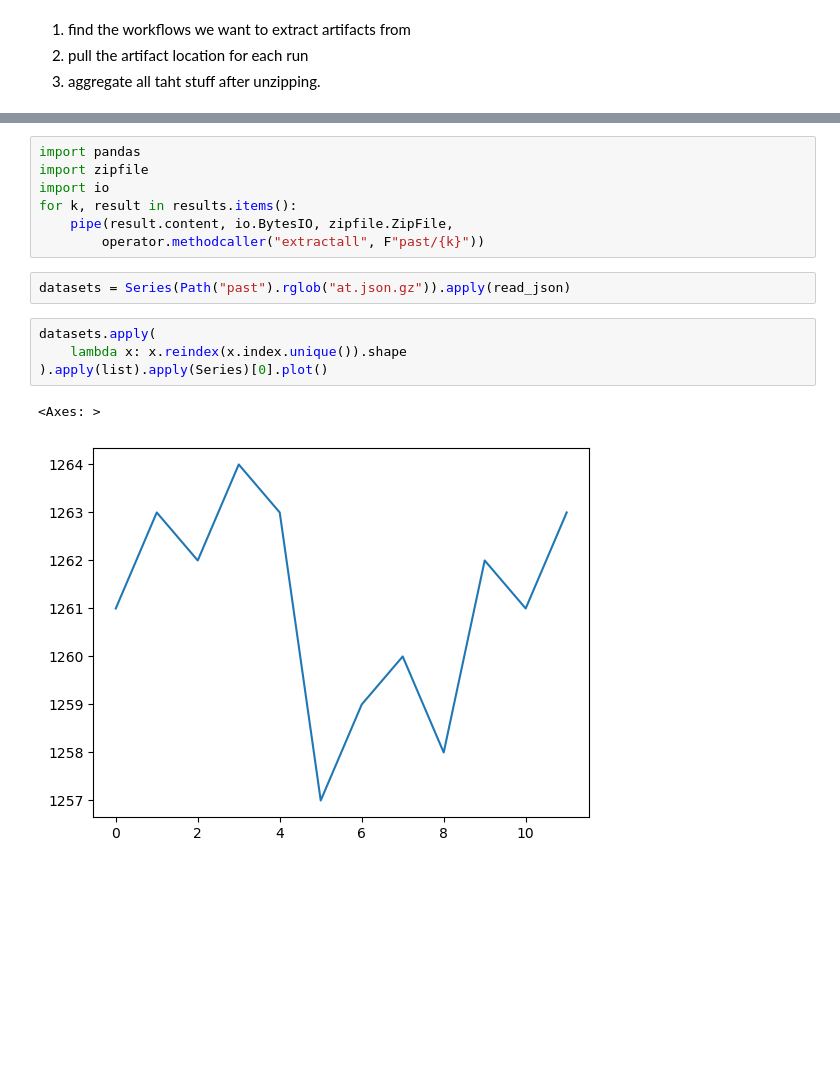
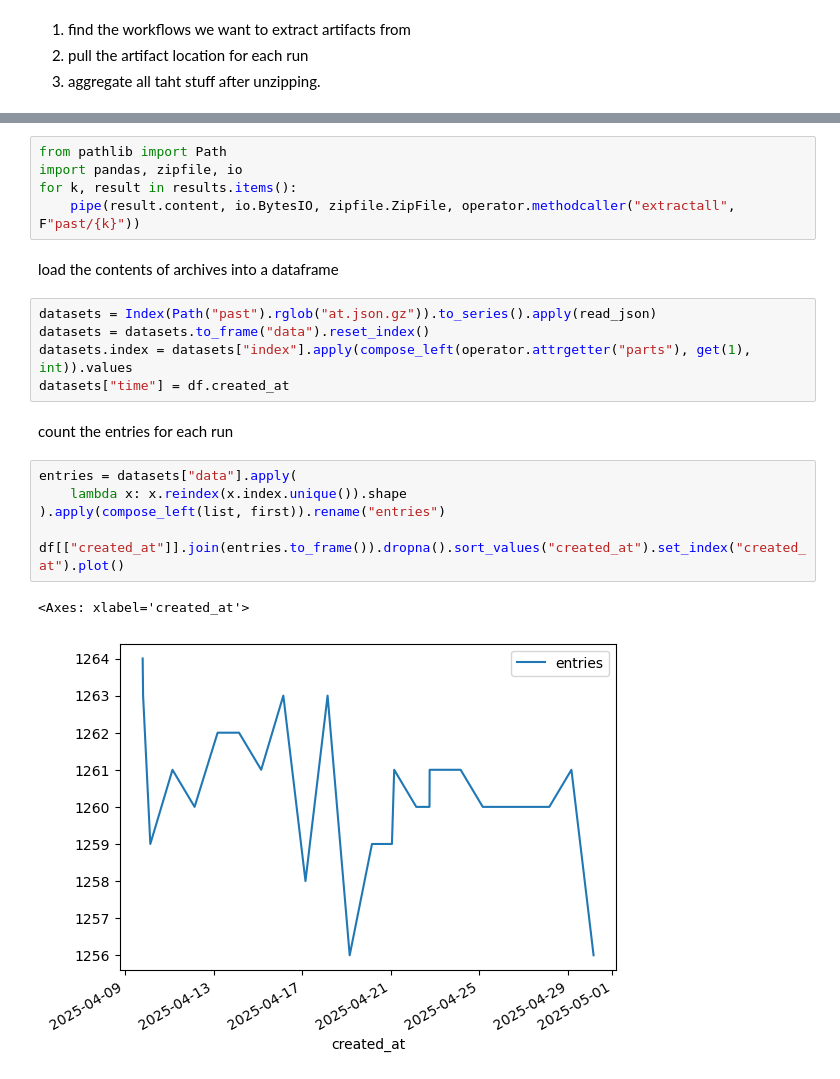
Before and after one commit to a11yhood/research, a Jupyter notebook: 2025-04-17-workflows.ipynb, the cells around one changed output, grey strips where cells are left out. Drawn from its saved outputs; the diff is of its cells as text; blank space fills up the shorter version.

```diff
--- a/2025-04-17-workflows.ipynb
+++ b/2025-04-17-workflows.ipynb
@@ -57,16 +84,23 @@ results = aggregates.archive_download_url.apply(requests_get)
 # %%
-import pandas
-import zipfile
-import io
+from pathlib import Path
+import pandas, zipfile, io
 for k, result in results.items():
-    pipe(result.content, io.BytesIO, zipfile.ZipFile,
-        operator.methodcaller("extractall", F"past/{k}"))
+    pipe(result.content, io.BytesIO, zipfile.ZipFile, operator.methodcaller("extractall", F"past/{k}"))
-# %%
-datasets = Series(Path("past").rglob("at.json.gz")).apply(read_json)
+# %% [markdown]
+load the contents of archives into a dataframe
+# %%
+datasets = Index(Path("past").rglob("at.json.gz")).to_series().apply(read_json)
+datasets = datasets.to_frame("data").reset_index()
+datasets.index = datasets["index"].apply(compose_left(operator.attrgetter("parts"), get(1), int)).values
+datasets["time"] = df.created_at
+# %% [markdown]
+count the entries for each run
 # %%
-datasets.apply(
+entries = datasets["data"].apply(
     lambda x: x.reindex(x.index.unique()).shape
-).apply(list).apply(Series)[0].plot()
+).apply(compose_left(list, first)).rename("entries")
+
+df[["created_at"]].join(entries.to_frame()).dropna().sort_values("created_at").set_index("created_at").plot()
 # %% [output]
-<Axes: >
+<Axes: xlabel='created_at'>
-[figure, old version]
+[figure, new version]
```
Also changed, not shown: parts of 11 cells of this notebook.
